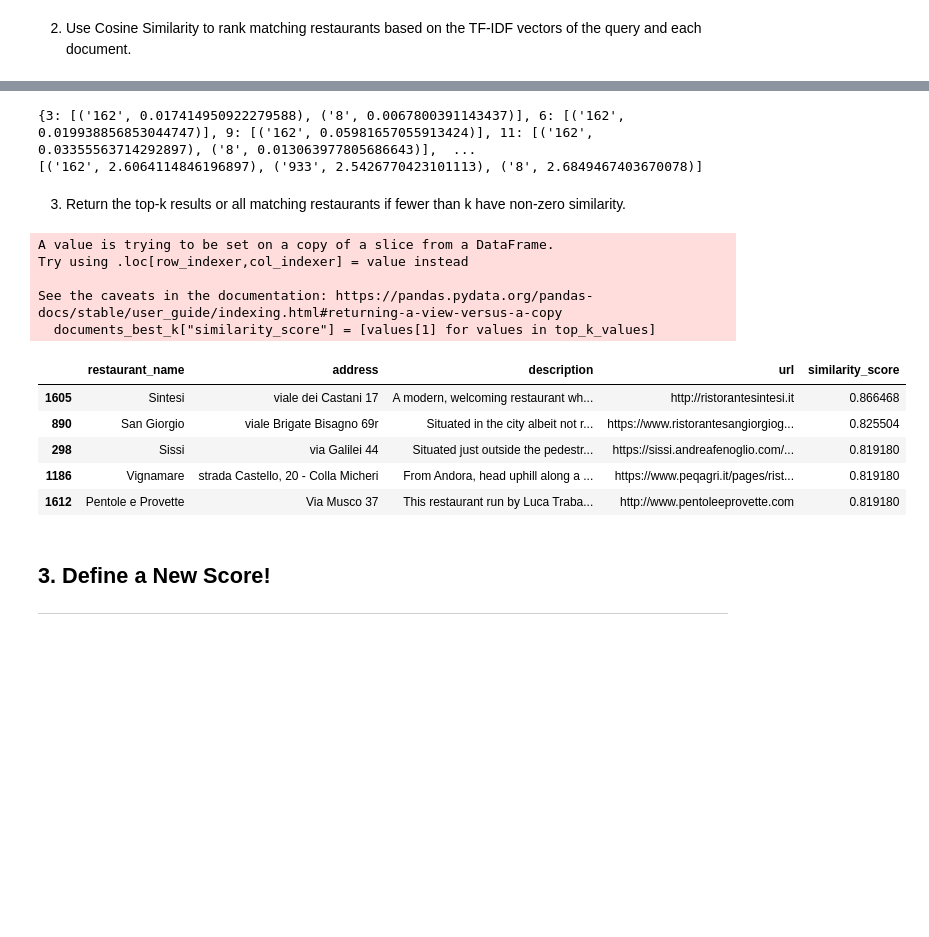
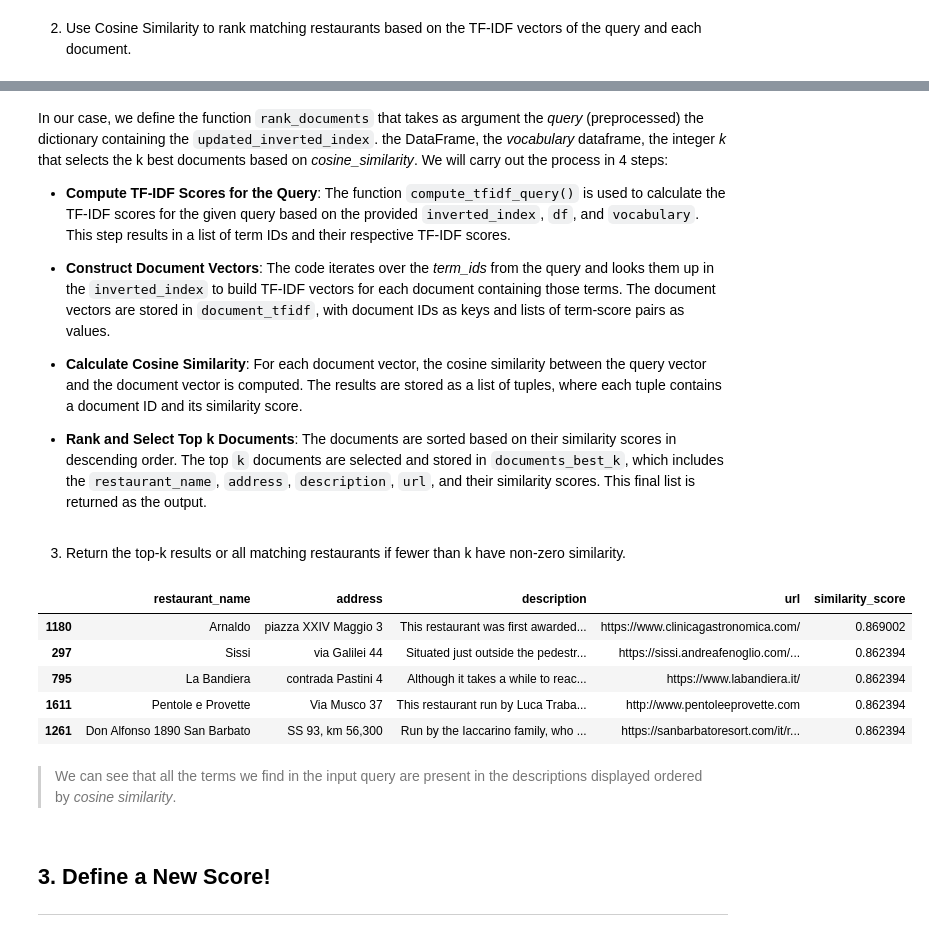
Before and after one commit to zimmy11/ADM-HW3, a Jupyter notebook: main.ipynb, the cells around one changed output, grey strips where cells are left out. Drawn from its saved outputs; the diff is of its cells as text; code cells hidden in the pictures; blank space fills up the shorter version.

```diff
--- a/main.ipynb
+++ b/main.ipynb
@@ -569,2 +654,4 @@ updated_inverted_index = engine.update_inverted_index(df_tfidf, inverted_index,
+# %%
+updated_inverted_index = functions.update_inverted_index(df_tfidf, inverted_index, vocabulary)
 # %% [markdown]
 2. **Updated Inverted Index**: Build a new inverted index where each entry is a term, and the value is a list of tuples containing document IDs and TF-IDF scores.
@@ -579,7 +669,10 @@ with open("updated_inverted_index.json", "w") as file:
 # %%
-query = "MODERN; Seasonal CUISINE."
+query = "MODERN; Seasonal CUISINE. DISH"
 
+# We create a Series from the query in order to apply the following functions
 query_series = pd.Series(query)
+
+# We apply to the query the stemming, lemmatizations functions to prepare it
 query_series=query_series.apply(remove_stopwords).apply(apply_stemming).apply(remove_punc).apply(apply_lemmatization)
 query_preprocessed = query_series.iloc[0]
 query_preprocessed
@@ -590,28 +693,34 @@ query_preprocessed
+# %% [markdown]
+In our case, we define the function `rank_documents` that takes as argument the *query* (preprocessed) the dictionary containing the `updated_inverted_index`. the DataFrame, the *vocabulary* dataframe, the integer *k* that selects the k best documents based on *cosine_similarity*.
+We will carry out the process in 4 steps:
+
+- **Compute TF-IDF Scores for the Query**:
+   The function `compute_tfidf_query()` is used to calculate the TF-IDF scores for the given query based on the provided `inverted_index`, `df`, and `vocabulary`. This step results in a list of term IDs and their respective TF-IDF scores.
+
+- **Construct Document Vectors**:
+   The code iterates over the *term_ids* from the query and looks them up in the `inverted_index` to build TF-IDF vectors for each document containing those terms. The document vectors are stored in `document_tfidf`, with document IDs as keys and lists of term-score pairs as values.
+
+- **Calculate Cosine Similarity**:
+   For each document vector, the cosine similarity between the query vector and the document vector is computed. The results are stored as a list of tuples, where each tuple contains a document ID and its similarity score.
+
+- **Rank and Select Top k Documents**:
+   The documents are sorted based on their similarity scores in descending order. The top `k` documents are selected and stored in `documents_best_k`, which includes the `restaurant_name`, `address`, `description`, `url`, and their similarity scores. This final list is returned as the output.
 # %%
-similarities = engine.rank_documents(query_preprocessed, updated_inverted_index, df, vocabulary)
+k = 5
+similarities = functions.rank_documents(query_preprocessed, updated_inverted_index, df, vocabulary, k)
-# %% [output]
-{3: [('162', 0.017414950922279588), ('8', 0.0067800391143437)], 6: [('162', 0.019938856853044747)], 9: [('162', 0.05981657055913424)], 11: [('162', 0.03355563714292897), ('8', 0.013063977805686643)],  ...
-[('162', 2.6064114846196897), ('933', 2.5426770423101113), ('8', 2.6849467403670078)]
 # %% [markdown]
 3. Return the top-k results or all matching restaurants if fewer than k have non-zero similarity.
-# %%
-k = 5
-top_k_values = similarities[:k]
-documents_best_k = df_tfidf.iloc[[top_k_index[0] for top_k_index in top_k_values]]
-documents_best_k["similarity_score"] = [values[1] for values in top_k_values]
-documents_best_k[["restaurant_name", "address", "description", "url", "similarity_score"]]
-# %% [output]
-A value is trying to be set on a copy of a slice from a DataFrame.
-Try using .loc[row_indexer,col_indexer] = value instead
-
-See the caveats in the documentation: https://pandas.pydata.org/pandas-docs/stable/user_guide/indexing.html#returning-a-view-versus-a-copy
-  documents_best_k["similarity_score"] = [values[1] for values in top_k_values]
-|  | restaurant_name | address | description | url | similarity_score |
-| 1605 | Sintesi | viale dei Castani 17 | A modern, welcoming restaurant wh... | http://ristorantesintesi.it | 0.866468 |
-| 890 | San Giorgio | viale Brigate Bisagno 69r | Situated in the city albeit not r... | https://www.ristorantesangiorgiog... | 0.825504 |
-| 298 | Sissi | via Galilei 44 | Situated just outside the pedestr... | https://sissi.andreafenoglio.com/... | 0.819180 |
-| 1186 | Vignamare | strada Castello, 20 - Colla Micheri | From Andora, head uphill along a ... | https://www.peqagri.it/pages/rist... | 0.819180 |
-| 1612 | Pentole e Provette | Via Musco 37 | This restaurant run by Luca Traba... | http://www.pentoleeprovette.com | 0.819180 |
+# %%
+similarities
+# %% [output]
+|  | restaurant_name | address | description | url | similarity_score |
+| 1180 | Arnaldo | piazza XXIV Maggio 3 | This restaurant was first awarded... | https://www.clinicagastronomica.com/ | 0.869002 |
+| 297 | Sissi | via Galilei 44 | Situated just outside the pedestr... | https://sissi.andreafenoglio.com/... | 0.862394 |
+| 795 | La Bandiera | contrada Pastini 4 | Although it takes a while to reac... | https://www.labandiera.it/ | 0.862394 |
+| 1611 | Pentole e Provette | Via Musco 37 | This restaurant run by Luca Traba... | http://www.pentoleeprovette.com | 0.862394 |
+| 1261 | Don Alfonso 1890 San Barbato | SS 93, km 56,300 | Run by the Iaccarino family, who ... | https://sanbarbatoresort.com/it/r... | 0.862394 |
+# %% [markdown]
+> We can see that all the terms we find in the input query are present in the descriptions displayed ordered by *cosine similarity*.
 # %% [markdown]
 ## **3. Define a New Score!**
 
```
Also changed, not shown: parts of 28 cells of this notebook, 9 other files.
